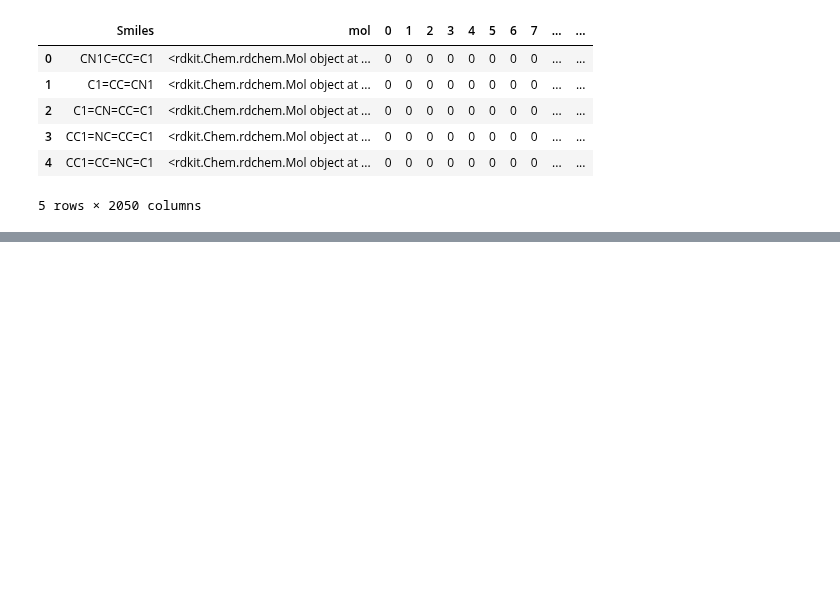
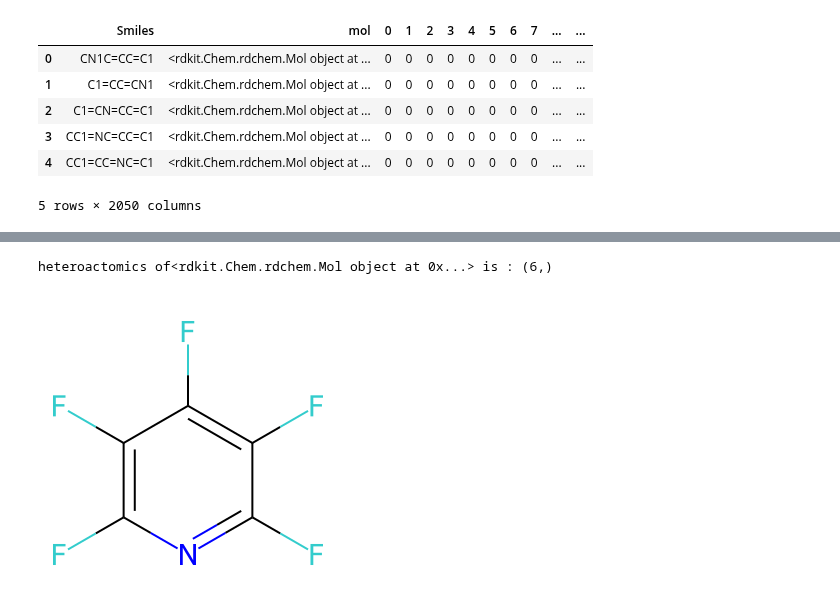
Before and after one commit to Marouane-Elhouari/rdkit-, a Jupyter notebook: analyse_rdkit.ipynb, the cells around one changed output, grey strips where cells are left out. Drawn from its saved outputs; the diff is of its cells as text; code cells hidden in the pictures; blank space fills up the shorter version.

```diff
--- a/analyse_rdkit.ipynb
+++ b/analyse_rdkit.ipynb
@@ -646,0 +765,9 @@ TTF.head()
+# %%
+print(f'heteroactomics of{mol_list[12]} is : {  MoleculeDescriptors.MolecularDescriptorCalculator(['NumHeteroatoms'] , ['NumHDonors']).CalcDescriptors(mol_list[12])}')
+#NumHDonros if H is bonded with (N , O , F) the H atomes is named Hdonors
+#NumHeteroatoms each atoms no named C , H
+
+display(Draw.MolToImage(mol_list[12]))
+# %% [output]
+heteroactomics of<rdkit.Chem.rdchem.Mol object at 0x...> is : (6,)
+[figure, added]
```
Also changed, not shown: parts of 8 cells of this notebook, 3 other files.
